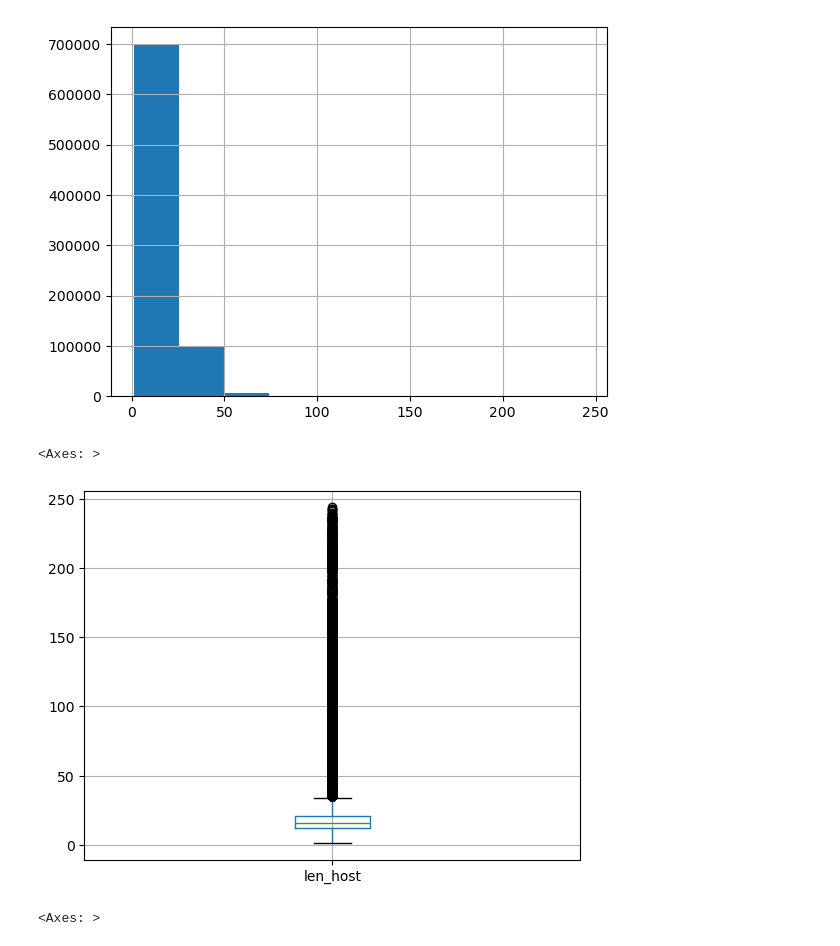
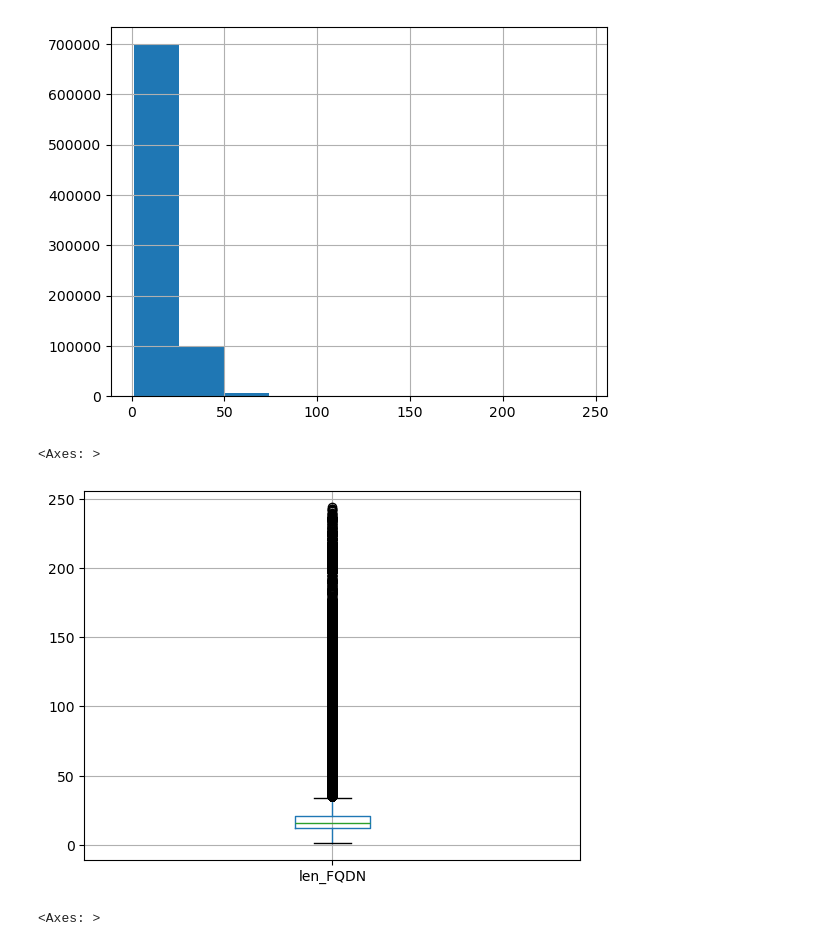
Before and after one commit to bonisadar/SpringboardCapstoneTwo, a Jupyter notebook: notebooks/02_Feature_engineering.ipynb, the cells around one changed output. Saved outputs shown, nothing was run; the diff lists cells and outputs as text; code cells hidden in the pictures.

```diff
--- a/notebooks/02_Feature_engineering.ipynb
+++ b/notebooks/02_Feature_engineering.ipynb
@@ -152,7 +156,7 @@ Some of the urls contains path and some do not. So, we want to extract the host
 ### 2.5.1 Extracting Fully Qualified Domain Name (FQDN)
 # %%
 # Extracting the Fully Qualified Domain Name (FQDN) (containing domain, subdomian, tld, port etc.)
-df['ext_host'] = df['url'].str.split('/').str[0]
+df['FQDN'] = df['url'].str.split('/').str[0]
 # %%
 df.tail()
 # %% [output]
@@ -189,6 +193,6 @@ df[df['ext_host'].apply(host_end)]
 # %%
 def remove_trailing_dots(url):
-    '''A function to remove any trailing dots in the extracted domain'''
+    '''A function to remove any trailing dots in the extracted FQDN'''
     return url.rstrip('.')
-df['ext_host'] = df['ext_host'].apply(remove_trailing_dots)
+df['FQDN'] = df['FQDN'].apply(remove_trailing_dots)
 # %%
@@ -207,7 +211,7 @@ def tld_url(url):
     '''A function to split a string based on dot and extracting the last part'''
     parts = url.split('.')
     return parts[-1] if len(parts) > 0 else None
-df['tlds'] = df['ext_host'].apply(tld_url)
+df['tlds'] = df['FQDN'].apply(tld_url)
 # %%
 df.tlds.isnull().sum()
 # %% [output]
@@ -277,5 +281,5 @@ df[['len_url_log']].boxplot()
 # %%
-df['len_host'] = df['ext_host'].apply(len)
+df['len_FQDN'] = df['FQDN'].apply(len)
 # %%
 df.describe()
 # %% [output]
@@ -294,8 +298,8 @@ df['len_host'].hist()
 <Axes: >
 [figure]
 # %%
-df[['len_host']].boxplot()
+df[['len_FQDN']].boxplot()
 # %% [output]
 <Axes: >
-[figure, old version]
+[figure, new version]
 # %%
```
Also changed, not shown: parts of 107 cells of this notebook, 2 other files.
